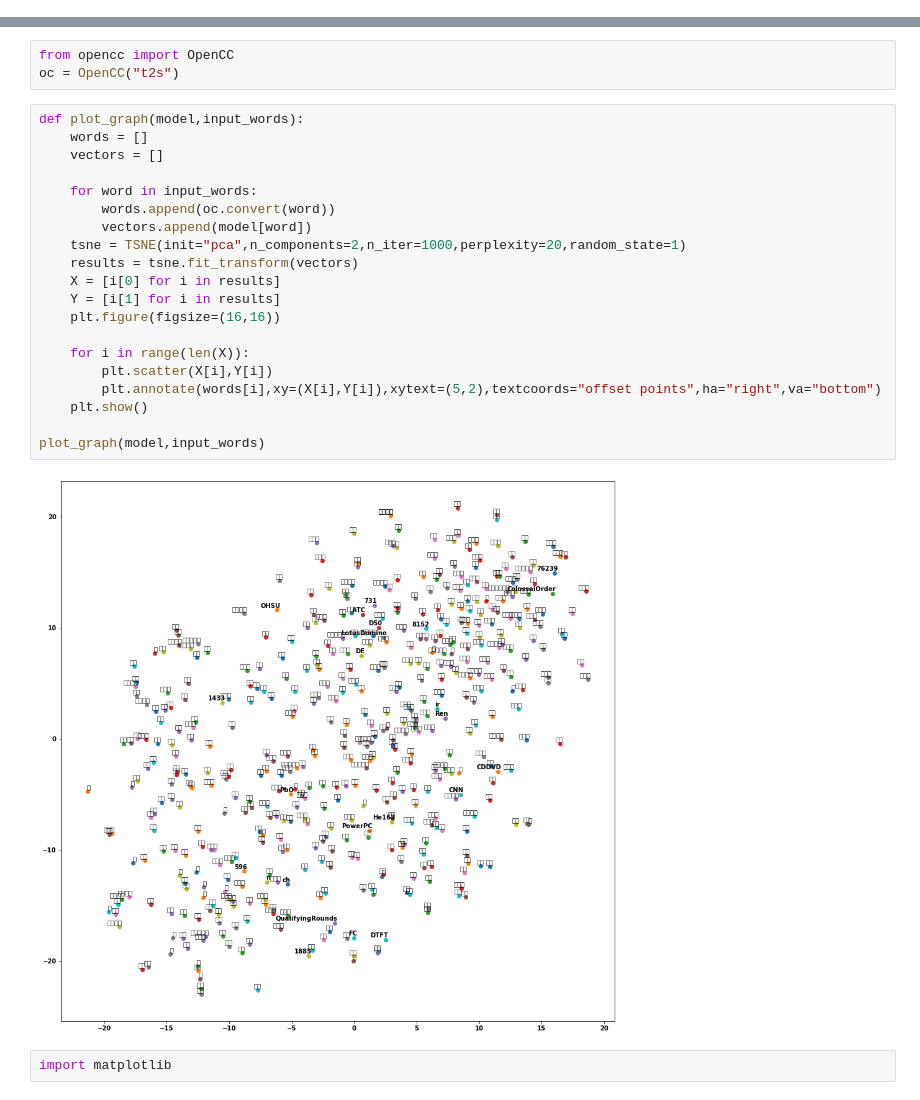
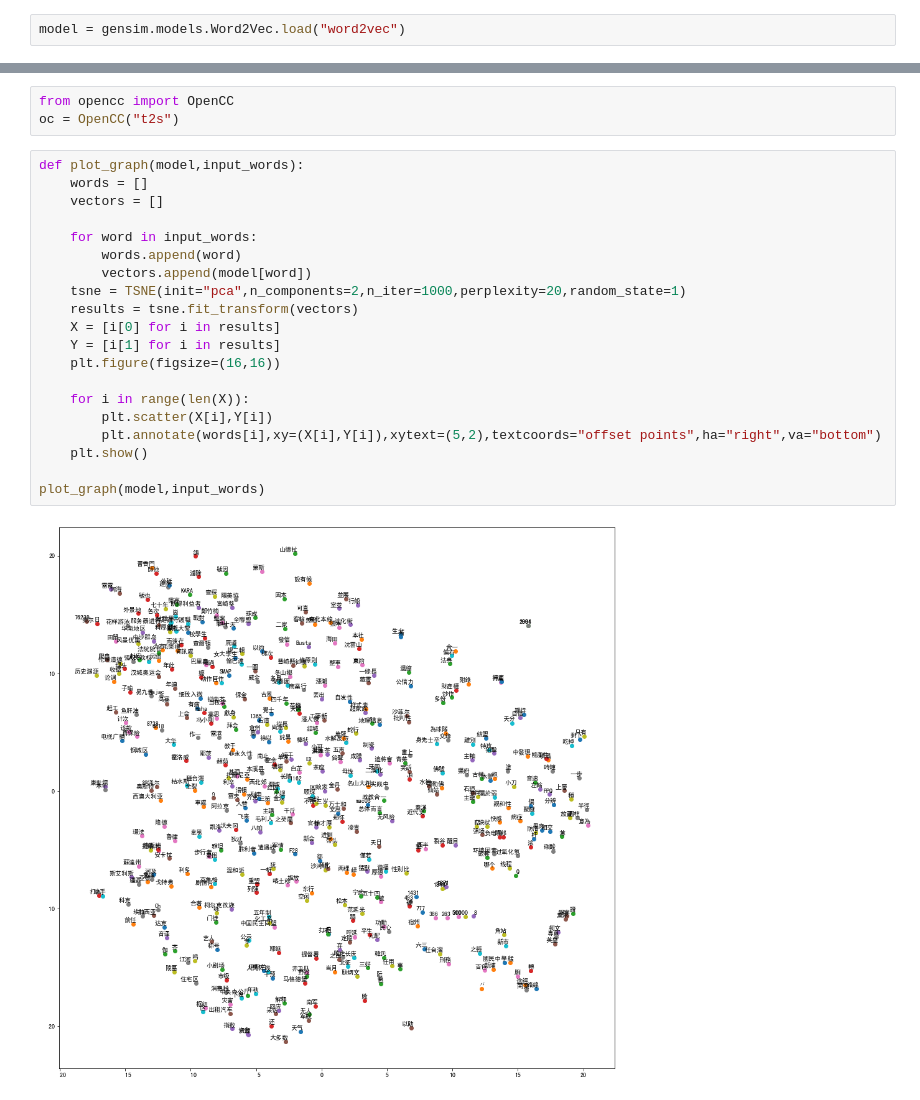
Before and after one commit to NickChilling/NLP_assignments, a Jupyter notebook: assignment-04.ipynb, the cells around one changed output, grey strips where cells are left out. Cells and saved outputs as stored; diff of their text form.

```diff
--- a/assignment-04.ipynb
+++ b/assignment-04.ipynb
@@ -75,3 +75,5 @@ model.wv.most_similar("说")
  ('见', 0.7827645540237427)]
 # %%
 input_words = random.choices(list(model.wv.vocab.keys()),k=500)
+# %%
+model = gensim.models.Word2Vec.load("word2vec")
@@ -81,24 +95,22 @@ oc = OpenCC("t2s")
 # %%
 def plot_graph(model,input_words):
     words = []
     vectors = []
 
     for word in input_words:
-        words.append(oc.convert(word))
+        words.append(word)
         vectors.append(model[word])
     tsne = TSNE(init="pca",n_components=2,n_iter=1000,perplexity=20,random_state=1)
     results = tsne.fit_transform(vectors)
     X = [i[0] for i in results]
     Y = [i[1] for i in results]
     plt.figure(figsize=(16,16))
 
     for i in range(len(X)):
         plt.scatter(X[i],Y[i])
         plt.annotate(words[i],xy=(X[i],Y[i]),xytext=(5,2),textcoords="offset points",ha="right",va="bottom")
     plt.show()
 
 plot_graph(model,input_words)
 # %% [output]
-[figure, old version]
+[figure, new version]
-# %%
-import matplotlib
```
Also changed, not shown: parts of 5 cells of this notebook, 1 other file.
